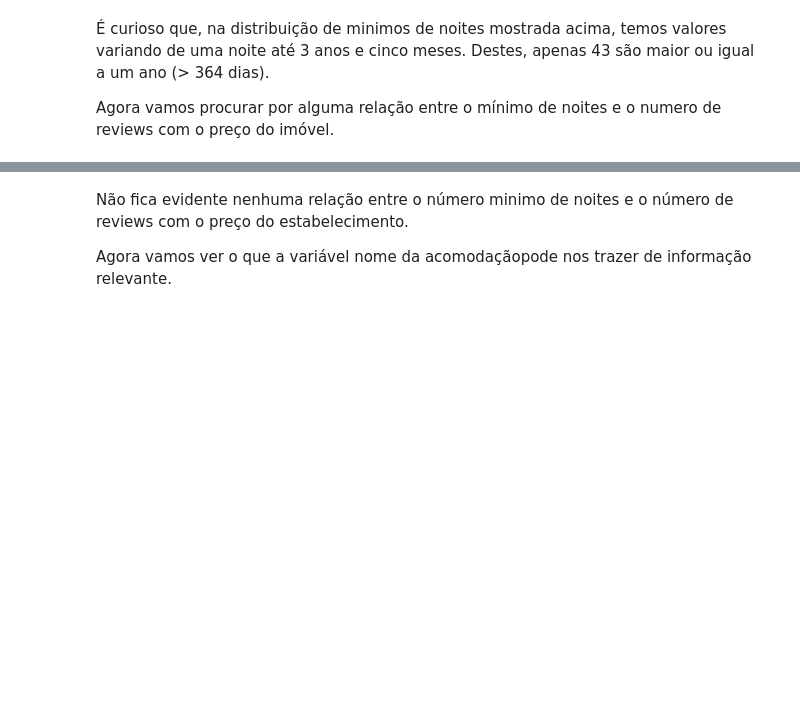
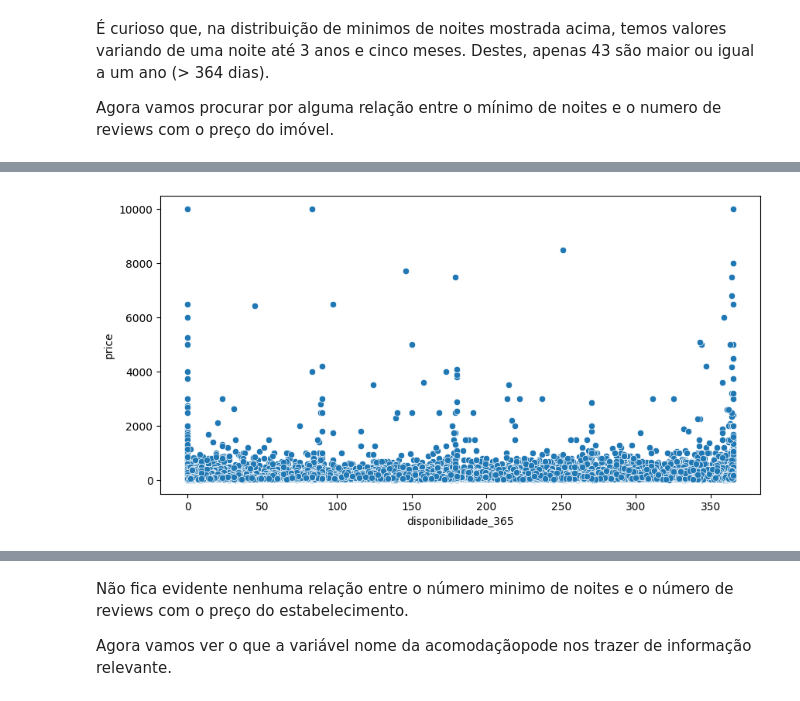
Before and after one commit to MarcioConstancio/LightHouse_CientistaDeDados, a Jupyter notebook: EDA.ipynb, the cells around one changed output, grey strips where cells are left out. Cells and saved outputs as stored; diff of their text form; code cells hidden in the pictures; blank space fills up the shorter version.

```diff
--- a/EDA.ipynb
+++ b/EDA.ipynb
@@ -418,0 +452,8 @@ plt.show()
+# %%
+fig = plt.figure(figsize=(10,5))
+
+sns.scatterplot(data=df,x = 'disponibilidade_365',y = 'price')
+plt.savefig('imagens/disponibilidade_vs_preco.png', dpi = fig.dpi)
+plt.show();
+# %% [output]
+[figure, added]
```
Also changed, not shown: parts of 8 cells of this notebook, 7 other files.
